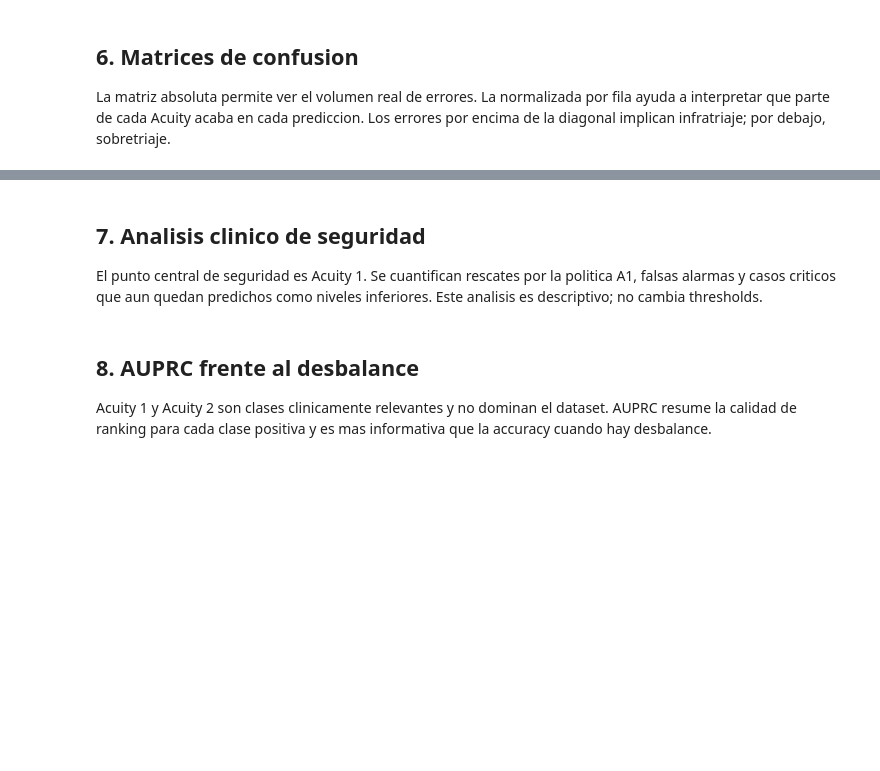
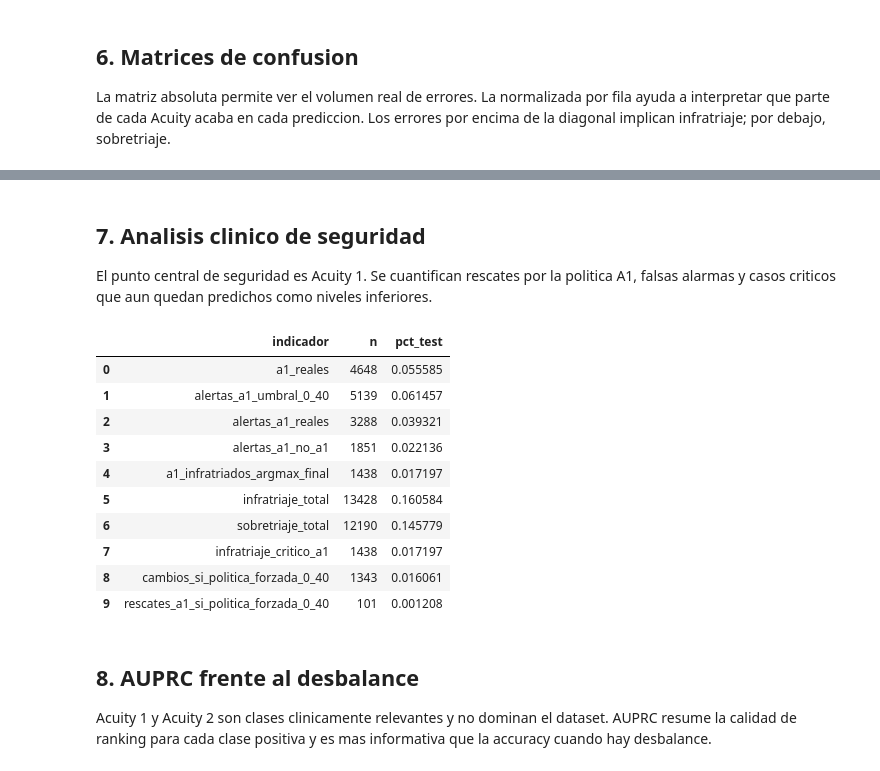
Before and after one commit to CarlosRubM/triaje-ia-tfg, a Jupyter notebook: notebooks/4_evaluation/08_model_evaluation.ipynb, the cells around one changed output, grey strips where cells are left out. Drawn from its saved outputs; the diff is of its cells as text; code cells hidden in the pictures; blank space fills up the shorter version.

```diff
--- a/notebooks/4_evaluation/08_model_evaluation.ipynb
+++ b/notebooks/4_evaluation/08_model_evaluation.ipynb
@@ -62,7 +63,7 @@ INPUTS = {
     "metadata": MODELS_DIR / "model_training_metadata.json",
     "X_test": DATA_PROCESSED / "X_test.parquet",
     "y_test": DATA_PROCESSED / "y_test.parquet",
-    "X_test_exp5b": DATA_PROCESSED / "X_test_exp5b.parquet",
+    "X_test_final": DATA_PROCESSED / "X_test_final.parquet",
     "llm_test": DATA_PROCESSED / "llm_features_test.parquet",
     "bert_test": DATA_PROCESSED / "bert_embeddings_test.parquet",
     "bert_svd": DATA_PROCESSED / "bert_svd.joblib",
@@ -195,5 +236,5 @@ Se calculan probabilidades con el modelo congelado. Se muestran dos decisiones:
 # %%
-def aplicar_politica_clinica(
+def aplicar_politica_forzada_a1(
     proba: np.ndarray,
     class_weights: np.ndarray,
     threshold_a1: float,
@@ -207,12 +248,20 @@ def aplicar_politica_clinica(
 
 proba_test = model.predict_proba(X_eval)
 y_pred_argmax = np.argmax(proba_test, axis=1) + 1
-y_pred_final = aplicar_politica_clinica(proba_test, CLASS_WEIGHTS, THRESHOLD_A1)
+a1_warning = proba_test[:, 0] >= WARNING_THRESHOLD_A1
+y_pred_final = y_pred_argmax.copy()
+y_pred_forced_a1 = aplicar_politica_forzada_a1(
+    proba_test, CLASS_WEIGHTS, WARNING_THRESHOLD_A1
+)
 
 assert proba_test.shape == (len(y_test), 5)
 assert np.allclose(proba_test.sum(axis=1), 1.0, atol=1e-5)
 assert set(y_pred_argmax).issubset(set(CLASSES))
 assert set(y_pred_final).issubset(set(CLASSES))
+assert set(y_pred_forced_a1).issubset(set(CLASSES))
+assert np.array_equal(y_pred_final, y_pred_argmax)
 
-changed_by_policy = int((y_pred_argmax != y_pred_final).sum())
-print(f"Casos modificados por la politica final: {changed_by_policy:,}")
+n_alertas = int(a1_warning.sum())
+would_change_forced = int((y_pred_forced_a1 != y_pred_argmax).sum())
+print(f"Alertas A1 por P(A1) >= {WARNING_THRESHOLD_A1:.2f}: {n_alertas:,}")
+print(f"Cambios si se forzara A1 con ese umbral: {would_change_forced:,}")
@@ -305,31 +375,52 @@ cm_abs
 # %% [markdown]
 ## 7. Analisis clinico de seguridad
 
-El punto central de seguridad es Acuity 1. Se cuantifican rescates por la politica A1, falsas alarmas y casos criticos que aun quedan predichos como niveles inferiores. Este analisis es descriptivo; no cambia thresholds.
+El punto central de seguridad es Acuity 1. Se cuantifican rescates por la politica A1, falsas alarmas y casos criticos que aun quedan predichos como niveles inferiores.
 # %%
 a1_mask = y_test.to_numpy() == 1
-policy_changed = y_pred_argmax != y_pred_final
-rescued_a1 = a1_mask & (y_pred_argmax != 1) & (y_pred_final == 1)
-false_alarm_a1 = (~a1_mask) & (y_pred_final == 1)
+warning_a1_real = a1_mask & a1_warning
+warning_false_alarm = (~a1_mask) & a1_warning
 missed_a1_final = a1_mask & (y_pred_final != 1)
 undertriage = y_pred_final > y_test.to_numpy()
 overtriage = y_pred_final < y_test.to_numpy()
 critical_undertriage = a1_mask & undertriage
+forced_changed = y_pred_forced_a1 != y_pred_argmax
+forced_rescued_a1 = a1_mask & (y_pred_argmax != 1) & (y_pred_forced_a1 == 1)
 
 safety_rows = [
     {"indicador": "a1_reales", "n": int(a1_mask.sum())},
-    {"indicador": "rescates_a1_por_politica", "n": int(rescued_a1.sum())},
-    {"indicador": "falsas_alarmas_a1", "n": int(false_alarm_a1.sum())},
-    {"indicador": "a1_infratriados_final", "n": int(missed_a1_final.sum())},
+    {"indicador": "alertas_a1_umbral_0_40", "n": int(a1_warning.sum())},
+    {"indicador": "alertas_a1_reales", "n": int(warning_a1_real.sum())},
+    {"indicador": "alertas_a1_no_a1", "n": int(warning_false_alarm.sum())},
+    {"indicador": "a1_infratriados_argmax_final", "n": int(missed_a1_final.sum())},
     {"indicador": "infratriaje_total", "n": int(undertriage.sum())},
     {"indicador": "sobretriaje_total", "n": int(overtriage.sum())},
     {"indicador": "infratriaje_critico_a1", "n": int(critical_undertriage.sum())},
-    {"indicador": "casos_modificados_por_politica", "n": int(policy_changed.sum())},
+    {
+        "indicador": "cambios_si_politica_forzada_0_40",
+        "n": int(forced_changed.sum()),
+    },
+    {
+        "indicador": "rescates_a1_si_politica_forzada_0_40",
+        "n": int(forced_rescued_a1.sum()),
+    },
 ]
 safety_df = pd.DataFrame(safety_rows)
 safety_df["pct_test"] = safety_df["n"] / len(y_test)
 safety_df.to_csv(OUTPUTS["safety_analysis"], index=False)
 safety_df
+# %% [output]
+|  | indicador | n | pct_test |
+| 0 | a1_reales | 4648 | 0.055585 |
+| 1 | alertas_a1_umbral_0_40 | 5139 | 0.061457 |
+| 2 | alertas_a1_reales | 3288 | 0.039321 |
+| 3 | alertas_a1_no_a1 | 1851 | 0.022136 |
+| 4 | a1_infratriados_argmax_final | 1438 | 0.017197 |
+| 5 | infratriaje_total | 13428 | 0.160584 |
+| 6 | sobretriaje_total | 12190 | 0.145779 |
+| 7 | infratriaje_critico_a1 | 1438 | 0.017197 |
+| 8 | cambios_si_politica_forzada_0_40 | 1343 | 0.016061 |
+| 9 | rescates_a1_si_politica_forzada_0_40 | 101 | 0.001208 |
 # %% [markdown]
 ## 8. AUPRC frente al desbalance
 
```
Also changed, not shown: parts of 13 cells of this notebook, 5 other files.
